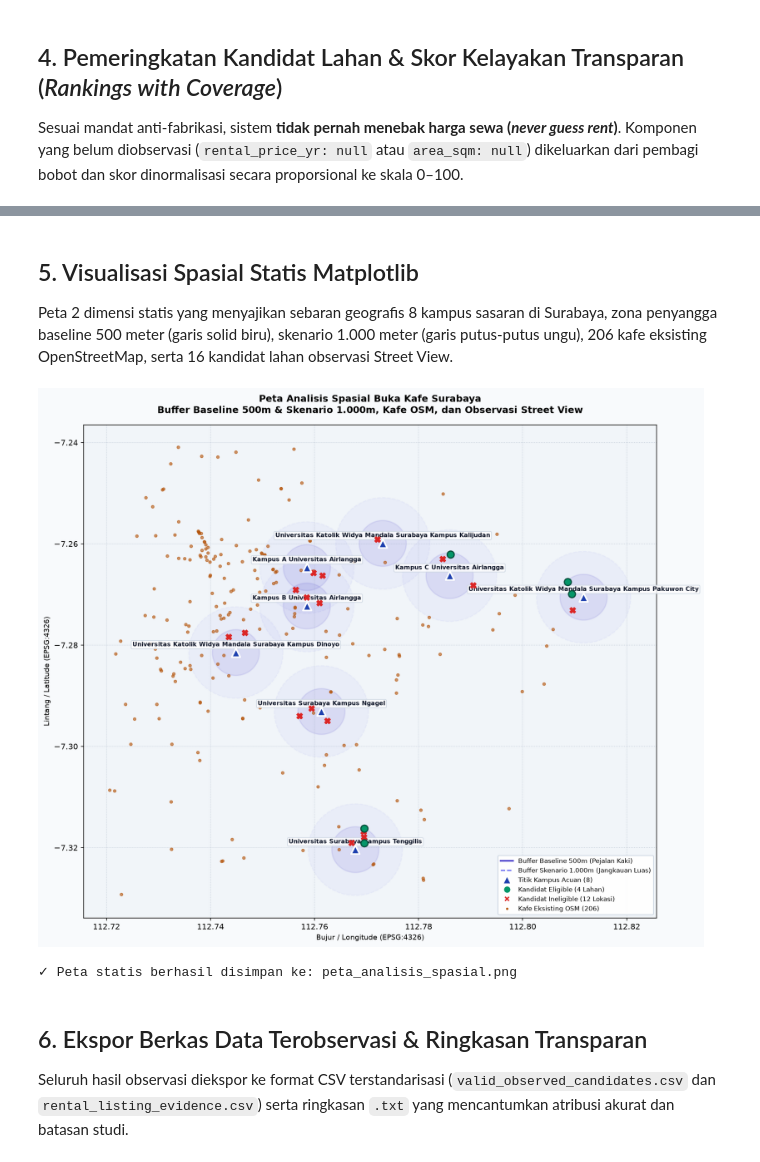
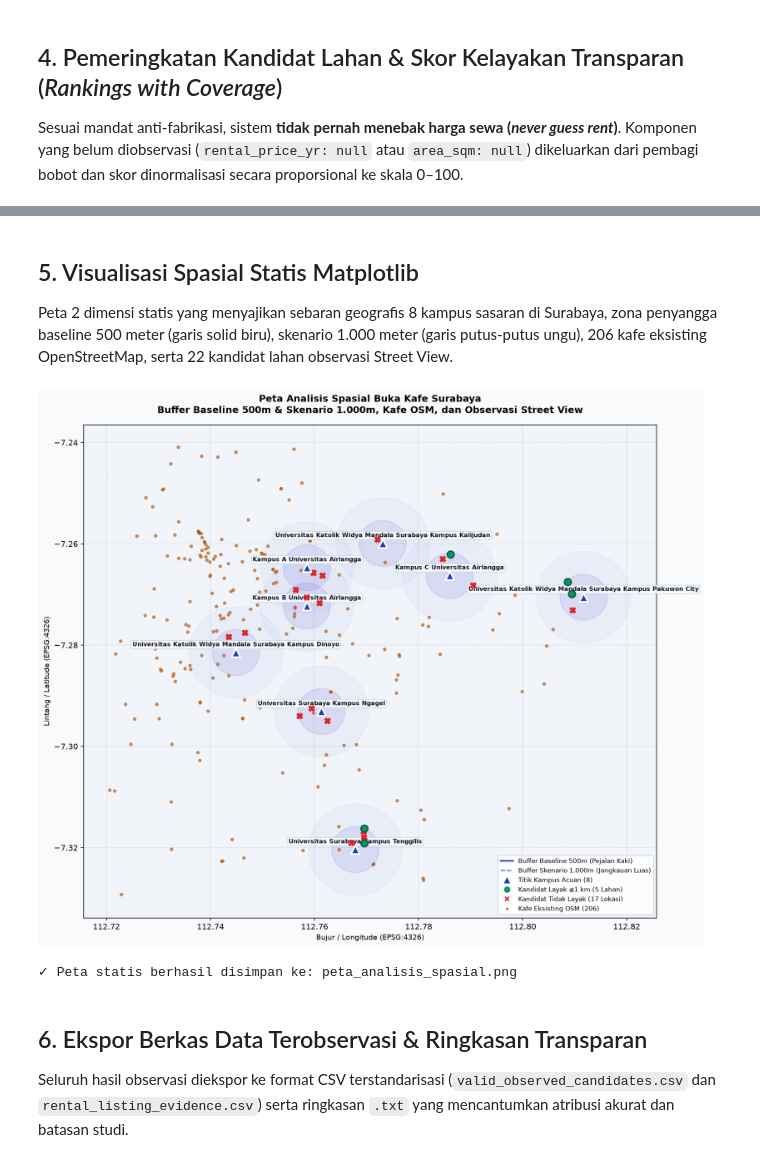
Before and after one commit to HDSH-Dharma/Comgraph-AFL-2, a Jupyter notebook: notebooks/analisis_buka_kafe.ipynb, the cells around one changed output, grey strips where cells are left out. Drawn from its saved outputs; the diff is of its cells as text; code cells hidden in the pictures.

```diff
--- a/notebooks/analisis_buka_kafe.ipynb
+++ b/notebooks/analisis_buka_kafe.ipynb
@@ -174,9 +174,9 @@ layers_meta = [
         "Nama Layer": "Listing Bukti Sewa Riil",
         "Path Berkas": "data/raw/rental_listing_evidence.csv",
         "Sumber": "Ray White & Rumah123 Langsung",
-        "Fitur": 15,
+        "Fitur": sum(1 for r in csv.DictReader(open(REPO_ROOT / "data" / "raw" / "rental_listing_evidence.csv", encoding="utf-8")) if r["verification_status"] == "VERIFIED_MATCHING"),
         "CRS": "Teks Alamat / Koridor",
-        "Peran Sistem": "Katalog bukti harga pasar komersial"
+        "Peran Sistem": "Listing sewa terverifikasi (bukti harga pasar)"
     }
 ]
 
@@ -335,7 +341,7 @@ Peringkat kandidat lahan (baseline 500 m)
 | 22 | SV-UBAYA-TENGGILIS-05 | UBAYA-TENGGILIS | 502.6 | Lahan kosong | gang | 0 | Tidak | 16.0 | ... |
 # %% [markdown]
 ## 5. Visualisasi Spasial Statis Matplotlib
-Peta 2 dimensi statis yang menyajikan sebaran geografis 8 kampus sasaran di Surabaya, zona penyangga baseline 500 meter (garis solid biru), skenario 1.000 meter (garis putus-putus ungu), 206 kafe eksisting OpenStreetMap, serta 16 kandidat lahan observasi Street View.
+Peta 2 dimensi statis yang menyajikan sebaran geografis 8 kampus sasaran di Surabaya, zona penyangga baseline 500 meter (garis solid biru), skenario 1.000 meter (garis putus-putus ungu), 206 kafe eksisting OpenStreetMap, serta 22 kandidat lahan observasi Street View.
 # %%
 import matplotlib.pyplot as plt
 from matplotlib.patches import Polygon as MplPolygon
@@ -366,7 +372,7 @@ for feat in buf500["features"]:
 # 3. Plot Kafe Eksisting OpenStreetMap (titik cokelat kecil)
 cafe_lons = [feat["geometry"]["coordinates"][0] for feat in cafes_geojson["features"]]
 cafe_lats = [feat["geometry"]["coordinates"][1] for feat in cafes_geojson["features"]]
-ax.scatter(cafe_lons, cafe_lats, color='#B45309', s=12, alpha=0.6, label='Kafe Eksisting OSM (206)', zorder=3)
+ax.scatter(cafe_lons, cafe_lats, color='#B45309', s=12, alpha=0.6, label=f'Kafe Eksisting OSM ({len(cafe_lons)})', zorder=3)
 
 # 4. Plot Kandidat Lahan Observasi Street View
 el_lons = [f["geometry"]["coordinates"][0] for f in candidates_geojson["features"] if f["properties"]["is_eligible"]]
@@ -374,44 +380,44 @@ el_lats = [f["geometry"]["coordinates"][1] for f in candidates_geojson["features
 inel_lons = [f["geometry"]["coordinates"][0] for f in candidates_geojson["features"] if not f["properties"]["is_eligible"]]
 inel_lats = [f["geometry"]["coordinates"][1] for f in candidates_geojson["features"] if not f["properties"]["is_eligible"]]
 
-ax.scatter(inel_lats and inel_lons, inel_lats, color='#DC2626', marker='X', s=55, label='Kandidat Ineligible (12 - Rumah/Usaha)', zorder=5)
-ax.scatter(el_lons, el_lats, color='#059669', marker='o', s=80, edgecolors='#064E3B', linewidths=1.5, label='Kandidat Eligible (4 - Kosong/Sewa)', zorder=6)
+ax.scatter(inel_lons, inel_lats, color='#DC2626', marker='X', s=55, label=f'Kandidat Tidak Layak ({len(inel_lons)} - Rumah/Usaha/Belum terverifikasi)', zorder=5)
+ax.scatter(el_lons, el_lats, color='#059669', marker='o', s=80, edgecolors='#064E3B', linewidths=1.5, label=f'Kandidat Layak ({len(el_lons)} - Kosong/Sewa)', zorder=6)
 
 # 5. Plot Titik Kampus Utama
 u_lons = [u["geometry"]["coordinates"][0] for u in unis_geojson["features"]]
 u_lats = [u["geometry"]["coordinates"][1] for u in unis_geojson["features"]]
-ax.scatter(u_lons, u_lats, color='#1E40AF', marker='^', s=120, edgecolors='#FFFFFF', linewidths=2, label='Titik Kampus Acuan (8)', zorder=7)
+ax.scatter(u_lons, u_lats, color='#1E40AF', marker='^', s=120, edgecolors='#FFFFFF', linewidths=2, label=f'Titik Kampus Acuan ({len(unis_geojson["features"])})', zorder=7)
 
 for u in unis_geojson["features"]:
     props = u["properties"]
     lon, lat = u["geometry"]["coordinates"]
     ax.annotate(props["campus_name"], (lon, lat), textcoords="offset points", xytext=(0, 8),
                 ha='center', fontsize=7.5, fontweight='bold', color='#0F172A',
                 bbox=dict(boxstyle='round,pad=0.2', facecolor='white', alpha=0.8, edgecolor='#CBD5E1'))
 
 ax.set_title("Peta Analisis Spasial Buka Kafe Surabaya\nBuffer Baseline 500m & Skenario 1.000m, Kafe OSM, dan Observasi Street View", fontsize=12, fontweight='bold', pad=15)
 ax.set_xlabel("Bujur / Longitude (EPSG:4326)", fontsize=9)
 ax.set_ylabel("Lintang / Latitude (EPSG:4326)", fontsize=9)
 ax.grid(True, linestyle=':', alpha=0.5, color='#94A3B8')
 
 # Custom Legend
 legend_elements = [
     Line2D([0], [0], color='#4338CA', lw=2, linestyle='-', label='Buffer Baseline 500m (Pejalan Kaki)'),
     Line2D([0], [0], color='#6366F1', lw=1.5, linestyle='--', label='Buffer Skenario 1.000m (Jangkauan Luas)'),
-    Line2D([0], [0], marker='^', color='w', markerfacecolor='#1E40AF', markersize=10, label='Titik Kampus Acuan (8)'),
-    Line2D([0], [0], marker='o', color='w', markerfacecolor='#059669', markersize=9, label='Kandidat Eligible (4 Lahan)'),
-    Line2D([0], [0], marker='X', color='w', markerfacecolor='#DC2626', markersize=8, label='Kandidat Ineligible (12 Lokasi)'),
-    Line2D([0], [0], marker='.', color='w', markerfacecolor='#B45309', markersize=8, label='Kafe Eksisting OSM (206)')
+    Line2D([0], [0], marker='^', color='w', markerfacecolor='#1E40AF', markersize=10, label=f'Titik Kampus Acuan ({len(unis_geojson["features"])})'),
+    Line2D([0], [0], marker='o', color='w', markerfacecolor='#059669', markersize=9, label=f'Kandidat Layak ≤1 km ({len(el_lons)} Lahan)'),
+    Line2D([0], [0], marker='X', color='w', markerfacecolor='#DC2626', markersize=8, label=f'Kandidat Tidak Layak ({len(inel_lons)} Lokasi)'),
+    Line2D([0], [0], marker='.', color='w', markerfacecolor='#B45309', markersize=8, label=f'Kafe Eksisting OSM ({len(cafe_lons)})')
 ]
 ax.legend(handles=legend_elements, loc='lower right', framealpha=0.95, edgecolor='#CBD5E1', fontsize=8)
 
 map_png_path = REPO_ROOT / "notebooks" / "peta_analisis_spasial.png"
 plt.tight_layout()
 plt.savefig(map_png_path, dpi=200)
 plt.show()
 print(f"✓ Peta statis berhasil disimpan ke: {map_png_path.name}")
 # %% [output]
-[figure, old version]
+[figure, new version]
 ✓ Peta statis berhasil disimpan ke: peta_analisis_spasial.png
 # %% [markdown]
 ## 6. Ekspor Berkas Data Terobservasi & Ringkasan Transparan
```
Also changed, not shown: parts of 6 cells of this notebook, 6 other files.
